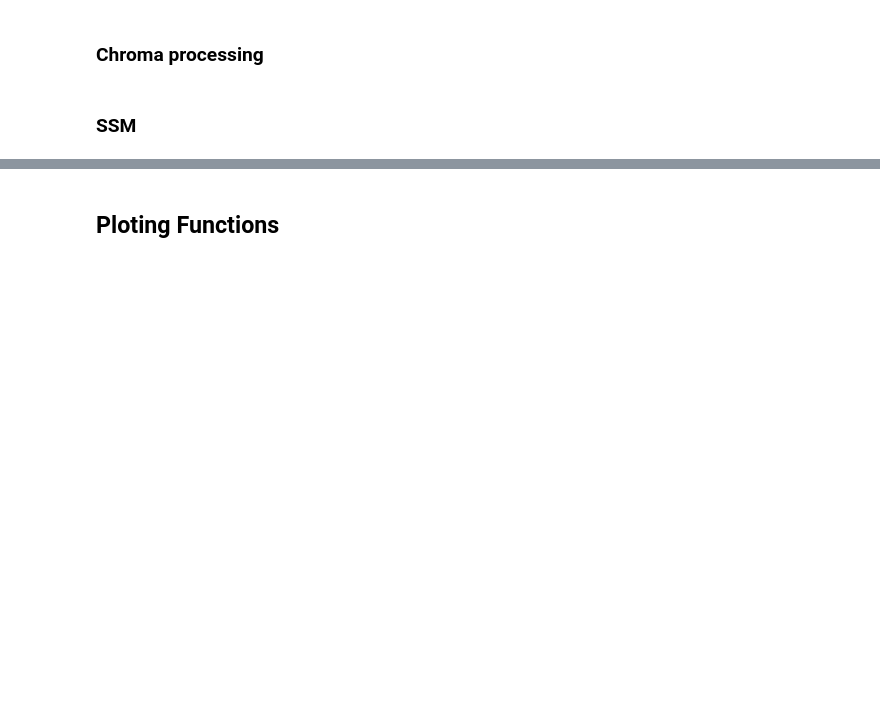
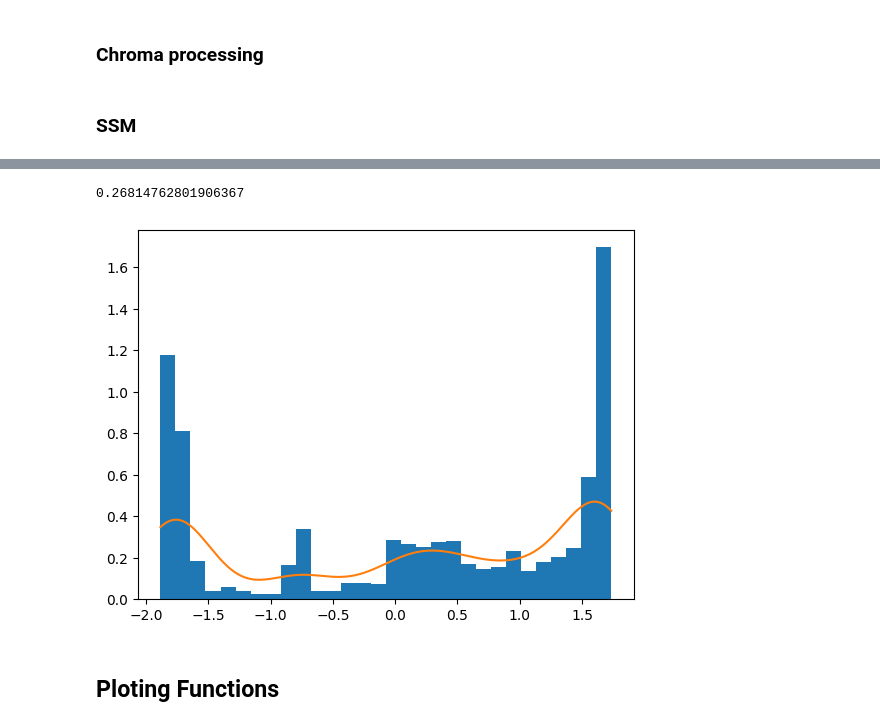
Before and after one commit to natanaelo-jr/music-analyses, a Jupyter notebook: music_analyses.ipynb, the cells around one changed output, grey strips where cells are left out. Saved outputs shown, nothing was run; the diff lists cells and outputs as text; code cells hidden in the pictures; blank space fills up the shorter version.

```diff
--- a/music_analyses.ipynb
+++ b/music_analyses.ipynb
@@ -78,3 +180,16 @@ difference_cols_counting, difference_cols_limits = np.histogram(histogram_data,
+# %%
+# s = 0.001
+# x = np.random.normal(0, s, 10000)
+x = ssm[:, 490] - ssm[:, 480]
+plt.hist(x, density=True, bins=30)
+
+kdex = gaussian_kde(x)
+plt.plot(np.linspace(x.min(), x.max(), 200),
+         kdex(np.linspace(x.min(), x.max(), 200)), label='integral do erro x')
+print(kdex.integrate_kde(kdex))
+# %% [output]
+0.26814762801906367
+[figure, added]
 # %% [markdown]
 ## Ploting Functions
 # %% [markdown]
```
Also changed, not shown: parts of 15 cells of this notebook, 5 other files.
